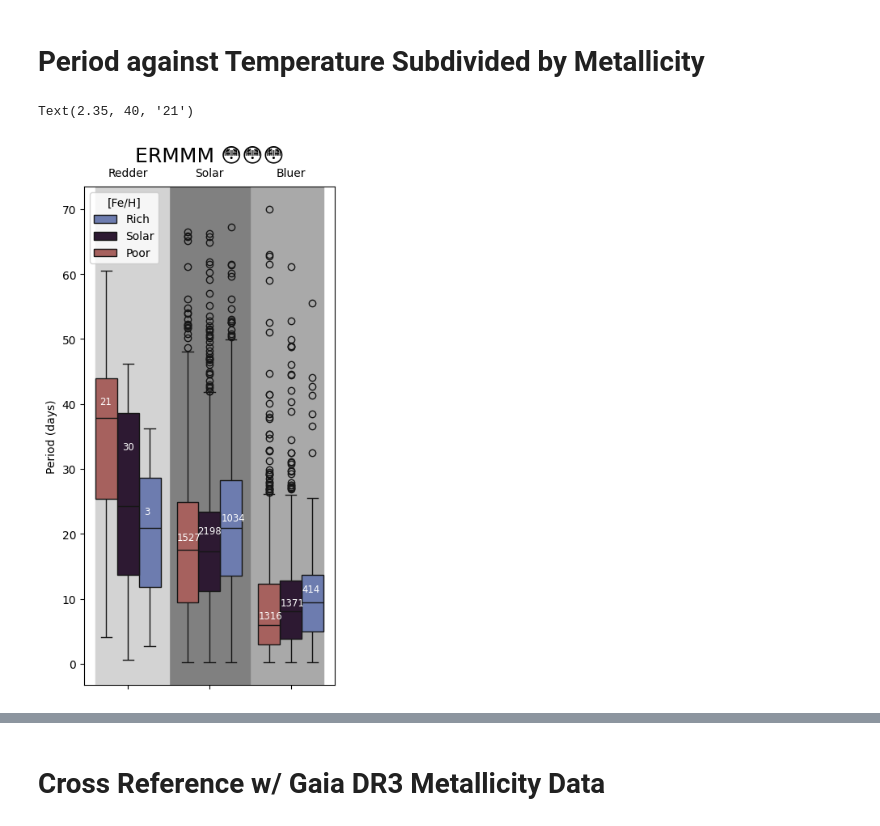
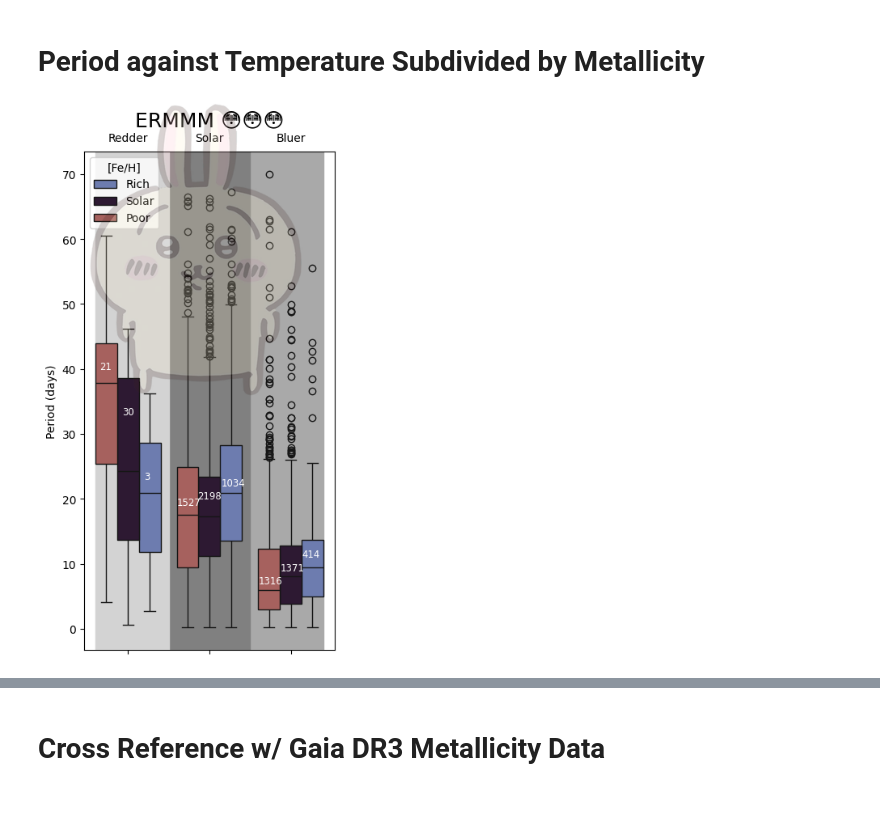
Before and after one commit to livelaplove/SURP-2025, a Jupyter notebook: metallicity/metallicity.ipynb, the cells around one changed output, grey strips where cells are left out. Cells and saved outputs as stored; diff of their text form; code cells hidden in the pictures.

```diff
--- a/metallicity/metallicity.ipynb
+++ b/metallicity/metallicity.ipynb
@@ -52,6 +52,8 @@ plt.show()
 # %% [markdown]
 # Period against Temperature Subdivided by Metallicity
 # %%
+from PIL import Image
+
 data = pd.read_csv('result.csv')[['GaiaDR2', 'Prot', 'BP-G', '[Fe/H]']].dropna()
 fehbins = pd.cut(data['[Fe/H]'], (-2, -0.1, 0.1, 2),labels=('Poor', 'Solar', 'Rich'), ordered=False, include_lowest=True).dropna()
 colorbins = pd.cut(data['BP-G'], (-0.2, 0.35, 0.95, 1.5), include_lowest=True).dropna()
@@ -60,35 +62,40 @@ data = data.drop(['BP-G', '[Fe/H]'], axis=1)
 data = data.merge(colorbins, how='inner', left_index=True, right_index=True)
 data = data.merge(fehbins, how='inner', left_index=True, right_index=True)
 
 counts = data.groupby(by=['BP-G', '[Fe/H]']).size().reset_index(name='counts')
 
 plt.figure(figsize=(4,8))
 ax = sns.boxplot(data=data, x='BP-G', y='Prot', orient='v', hue='[Fe/H]', hue_order=('Rich', 'Solar', 'Poor'), palette='twilight')
 
 # sets plot parameters
 ax.set_title('ERMMM 😳😳😳', size=18)
 ax.set_ylabel('Period (days)')
 ax.set_xlabel('')
 ax.set_xticklabels(('Bluer', 'Solar', 'Redder'))
 ax.invert_xaxis()
 ax.tick_params(axis='x', labeltop=True, labelbottom=False)
 ax.axvspan(-0.4, 0.5, color='darkgrey')
 ax.axvspan(0.5, 1.5, color='grey')
 ax.axvspan(1.5, 2.4, color='lightgrey')
 
 # counts number of observations
 ax.text(-0.14, 11, '414', size='small', color='w')
 ax.text(0.13, 9, '1371', size='small', color='w')
 ax.text(0.4, 7, '1316', size='small', color='w')
 ax.text(0.85, 22, '1034', size='small', color='w')
 ax.text(1.15, 20, '2198', size='small', color='w')
 ax.text(1.4, 19, '1527', size='small', color='w')
 ax.text(1.8, 23, '3', size='small', color='w')
 ax.text(2.07, 33, '30', size='small', color='w')
 ax.text(2.35, 40, '21', size='small', color='w')
+
+im = Image.open('usagi.png')
+plt.figimage(im, 0, 315, alpha=0.2)
+
+plt.savefig('prot_vs_color.png')
+plt.show()
 # %% [output]
-Text(2.35, 40, '21')
-[figure, old version]
+[figure, new version]
 # %% [markdown]
 ![priii](usagi.webp "yaha")
 # %% [markdown]
```
Also changed, not shown: parts of 1 cell of this notebook, 3 other files.
